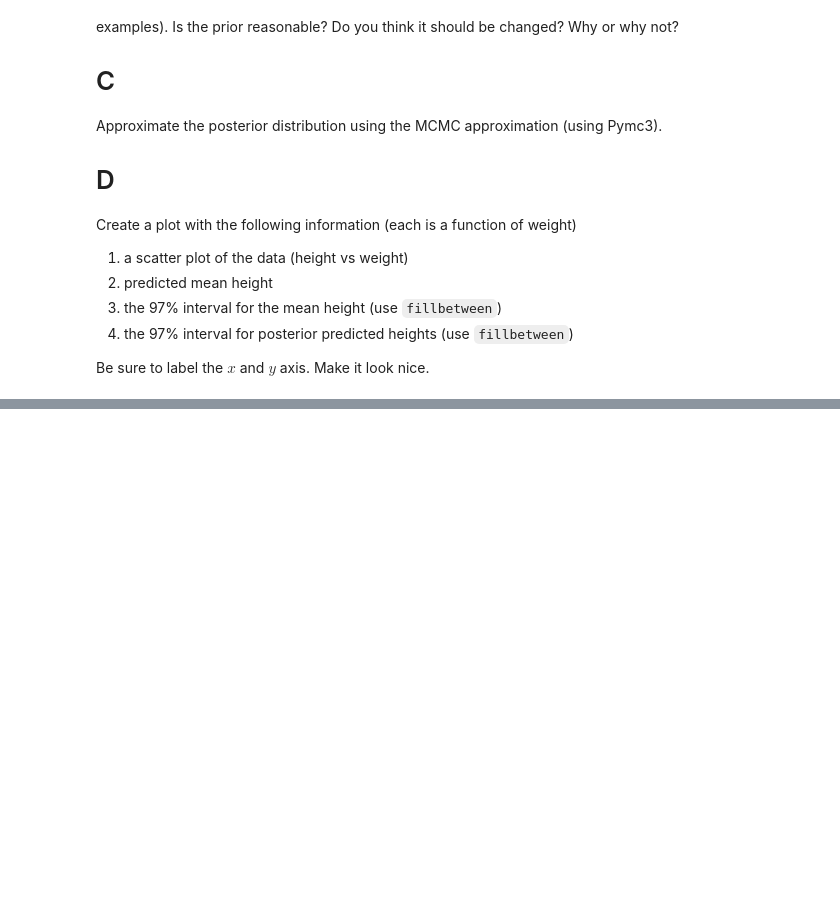
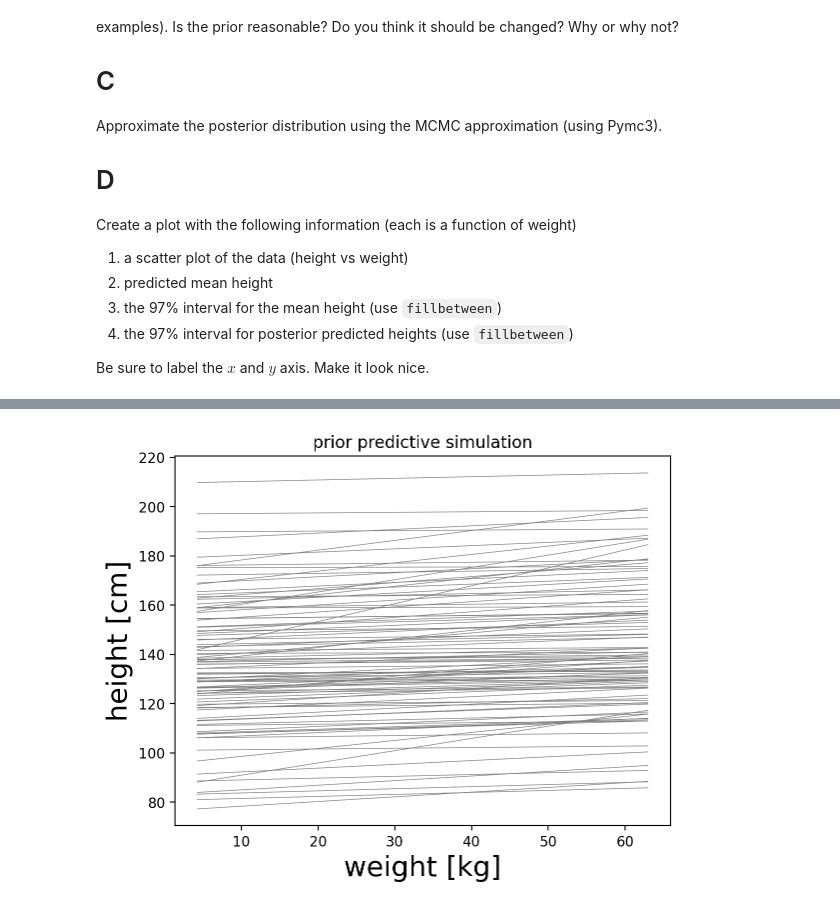
Before and after one commit to howardchen29/Math509, a Jupyter notebook: Homework 4 Problems.ipynb, the cells around one changed output, grey strips where cells are left out. Saved outputs shown, nothing was run; the diff lists cells and outputs as text; code cells hidden in the pictures; blank space fills up the shorter version.

```diff
--- a/Homework 4 Problems.ipynb
+++ b/Homework 4 Problems.ipynb
@@ -94,0 +110,28 @@ trace_4_3_df
+# %%
+n_samples = 100
+
+alpha = stats.norm.rvs(data_all['height'].mean(), data_all['height'].std(), size= n_samples)
+logbeta1 = stats.norm.rvs(0, 1, n_samples)
+sigma = stats.uniform.rvs(0,50, n_samples)
+
+xmin = data_all['weight'].min()
+xmax = data_all['weight'].max()
+xmean = data_all['weight'].mean()
+x_shifted = array(data_all['weight'] - data_all['weight'].mean())
+x_standardized = x_shifted/x_shifted.std()
+x = linspace(xmin, xmax, 200) ## weight range
+xsmin = x_standardized.min()
+xsmax = x_standardized.max()
+x_s = linspace(xsmin, xsmax, 200) ## standardized weight range
+
+mu = (alpha[None, :]
+      + exp(logbeta1[None, :])*x_s[:, None])
+
+
+plot(x, mu, '0.5', lw=0.5)
+# ylim(-100, 400)
+title('prior predictive simulation')
+xlabel('weight [kg]', fontsize=20)
+ylabel('height [cm]', fontsize=20);
+# %% [output]
+[figure, added]
```
Also changed, not shown: parts of 3 cells of this notebook.
